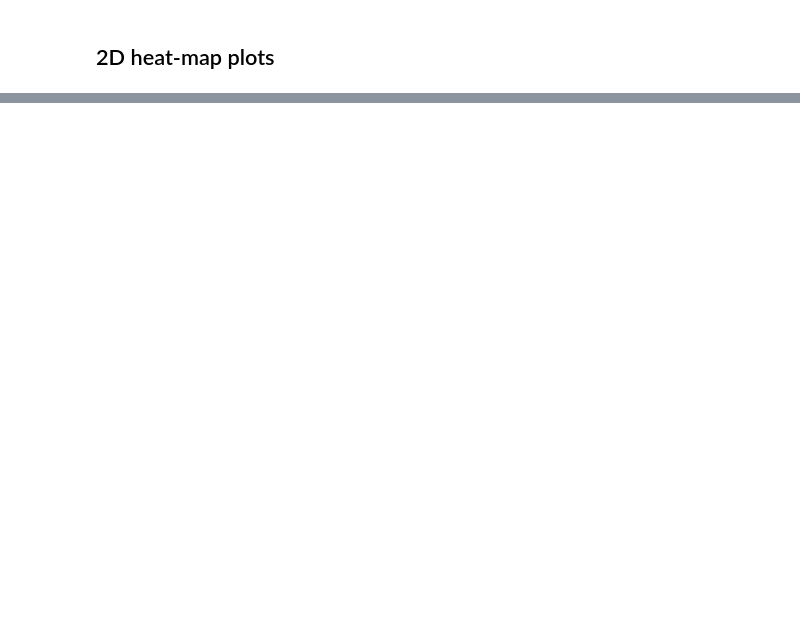
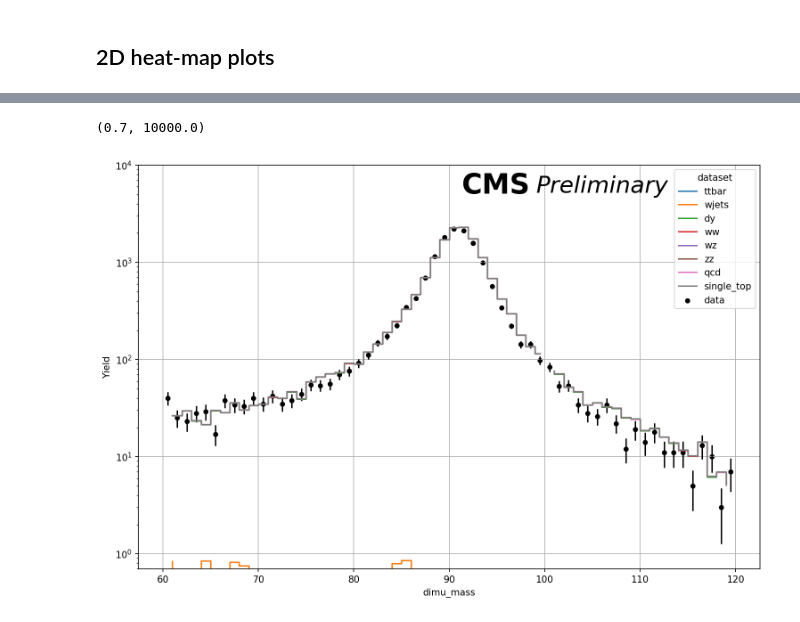
Before and after one commit to FAST-HEP/FAST_cms_public_tutorial, a Jupyter notebook: plot_results.ipynb, the cells around one changed output, grey strips where cells are left out. Cells and saved outputs as stored; diff of their text form; code cells hidden in the pictures; blank space fills up the shorter version.

```diff
--- a/plot_results.ipynb
+++ b/plot_results.ipynb
@@ -256,0 +276,3 @@ for dataset, group in dataframe.groupby("dataset"):
+# %%
+dimuon = read_binned_df("example_outputs/tbl_dataset.dimu_mass--weighted.csv")
+dimuon.head()
@@ -256,0 +287,3 @@ for dataset, group in dataframe.groupby("dataset"):
+# %%
+intervals = interval_from_string(dimuon.index.levels[1])
+intervals
@@ -256,0 +294,3 @@ for dataset, group in dataframe.groupby("dataset"):
+# %%
+dimuon.index.set_levels(intervals.mid, level=1, inplace=True)
+dimuon.iloc[range(5) + range(-5, 0)]
@@ -256,0 +310,19 @@ for dataset, group in dataframe.groupby("dataset"):
+# %%
+order = ["data", "ttbar", "wjets", "dy", "ww", "wz", "zz", "qcd", "single_top"]
+dimuon = dimuon.reindex(order, axis=0, level=0)
+
+calculate_error(dimuon, inplace=True)
+dimu_data, dimu_sims = split_data_sims(dimuon)
+ax = plt.subplot(111)
+
+dimu_sims["weighted:sumw"].unstack(0).plot.line(drawstyle="steps-mid", logy=True, stacked=True, figsize=(12, 8), ax=ax)
+dimu_data.reset_index().plot.scatter(x="dimu_mass", y="weighted:sumw", yerr="weighted:err", color="k", label="data", ax=ax)
+
+plt.grid(True)
+plt.ylabel("Yield")
+plt.annotate("CMS", (0.52, 0.93), xycoords="axes fraction",fontsize=30, fontweight="bold")
+plt.annotate("Preliminary", (0.64, 0.932), xycoords="axes fraction",fontsize=25, fontstyle="italic")
+plt.ylim([0.7, 1e4])
+# %% [output]
+(0.7, 10000.0)
+[figure, added]
```
Also changed, not shown: parts of 12 cells of this notebook.
